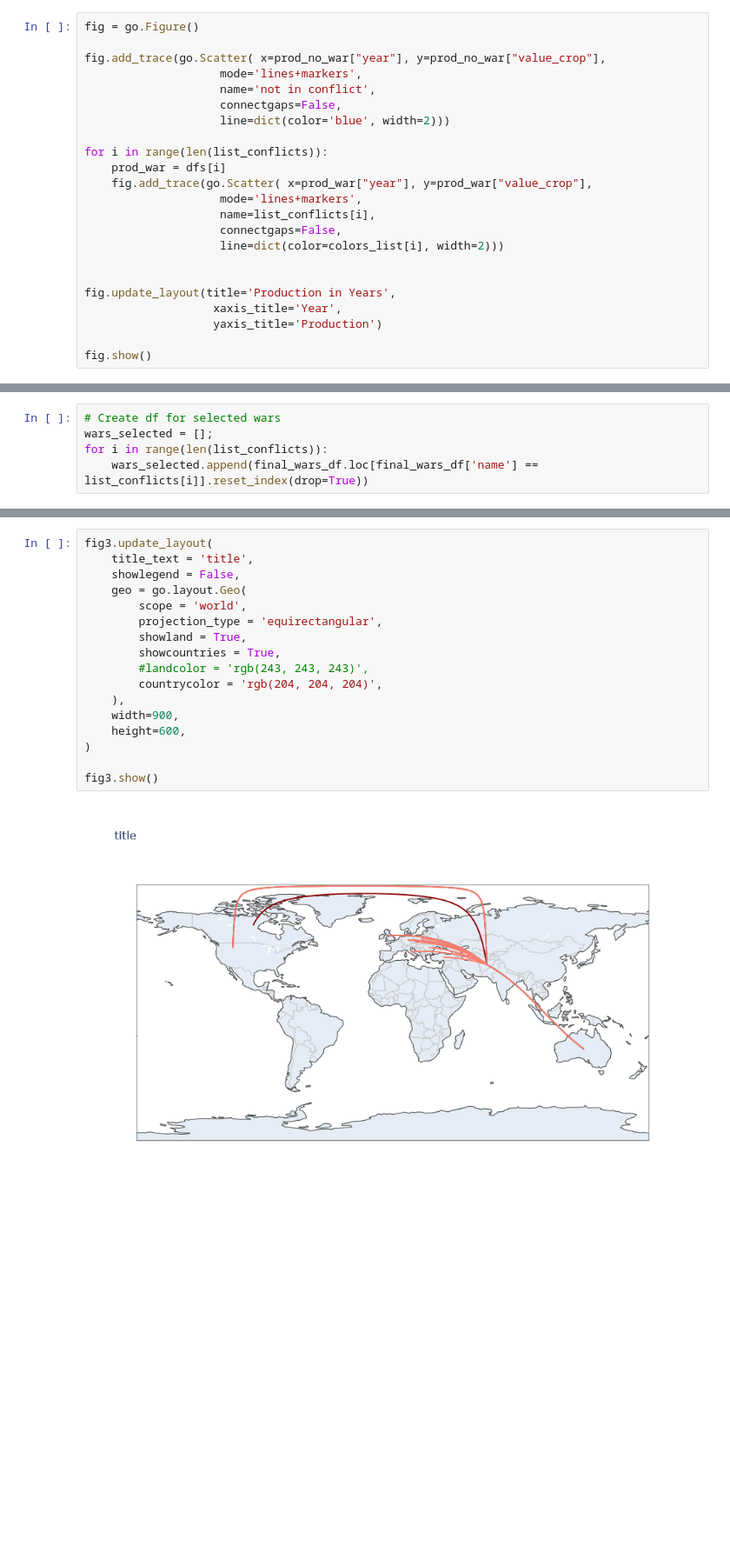
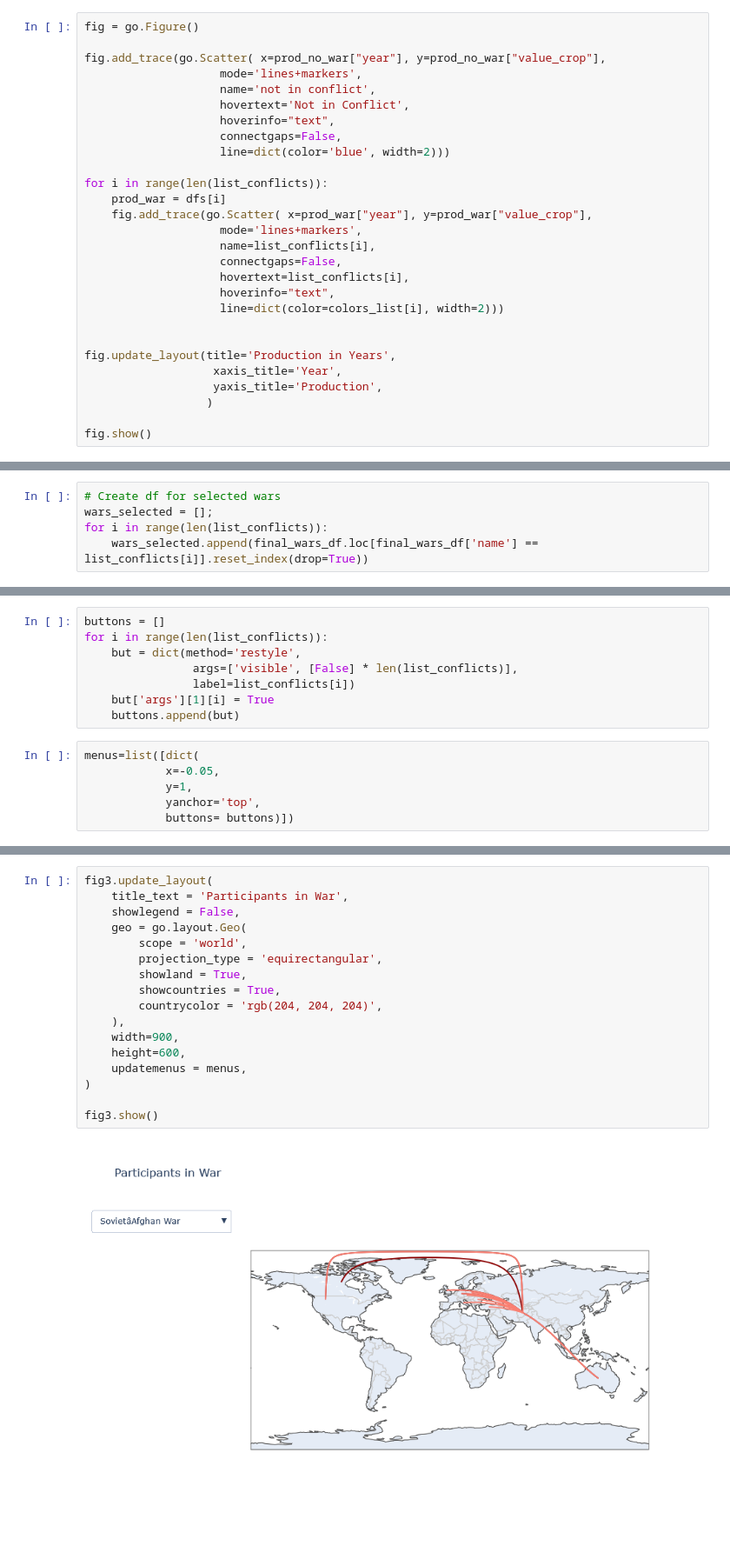
Before and after one commit to pull-fiction/make-crops-not-war, a Jupyter notebook: notebooks/plotly_plots.ipynb, the cells around one changed output, grey strips where cells are left out. Shown at 87% size. Drawn from its saved outputs; the diff is of its cells as text; blank space fills up the shorter version.

```diff
--- a/notebooks/plotly_plots.ipynb
+++ b/notebooks/plotly_plots.ipynb
@@ -93,6 +93,8 @@ fig = go.Figure()
 fig.add_trace(go.Scatter( x=prod_no_war["year"], y=prod_no_war["value_crop"],
                     mode='lines+markers',
                     name='not in conflict',
+                    hovertext='Not in Conflict',
+                    hoverinfo="text",
                     connectgaps=False,
                     line=dict(color='blue', width=2)))
 
@@ -102,12 +104,15 @@ for i in range(len(list_conflicts)):
                     mode='lines+markers',
                     name=list_conflicts[i],
                     connectgaps=False,
+                    hovertext=list_conflicts[i],
+                    hoverinfo="text",
                     line=dict(color=colors_list[i], width=2)))
 
 
 fig.update_layout(title='Production in Years',
                    xaxis_title='Year',
-                   yaxis_title='Production')
+                   yaxis_title='Production',
+                  )
 
 fig.show()
 # %% [output]
@@ -167,0 +175,14 @@ for j in range(len(list_conflicts)):
+# %%
+buttons = []
+for i in range(len(list_conflicts)):
+    but = dict(method='restyle',
+                args=['visible', [False] * len(list_conflicts)],
+                label=list_conflicts[i])
+    but['args'][1][i] = True
+    buttons.append(but)
+# %%
+menus=list([dict(
+            x=-0.05,
+            y=1,
+            yanchor='top',
+            buttons= buttons)])
@@ -168,19 +196,19 @@ for j in range(len(list_conflicts)):
 # %%
 fig3.update_layout(
-    title_text = 'title',
+    title_text = 'Participants in War',
     showlegend = False,
     geo = go.layout.Geo(
         scope = 'world',
         projection_type = 'equirectangular',
         showland = True,
         showcountries = True,
-        #landcolor = 'rgb(243, 243, 243)',
         countrycolor = 'rgb(204, 204, 204)',
     ),
     width=900,
     height=600,
+    updatemenus = menus,
 )
 
 fig3.show()
 # %% [output]
-[figure, old version]
+[figure, new version]
```
Also changed, not shown: parts of 5 cells of this notebook.
